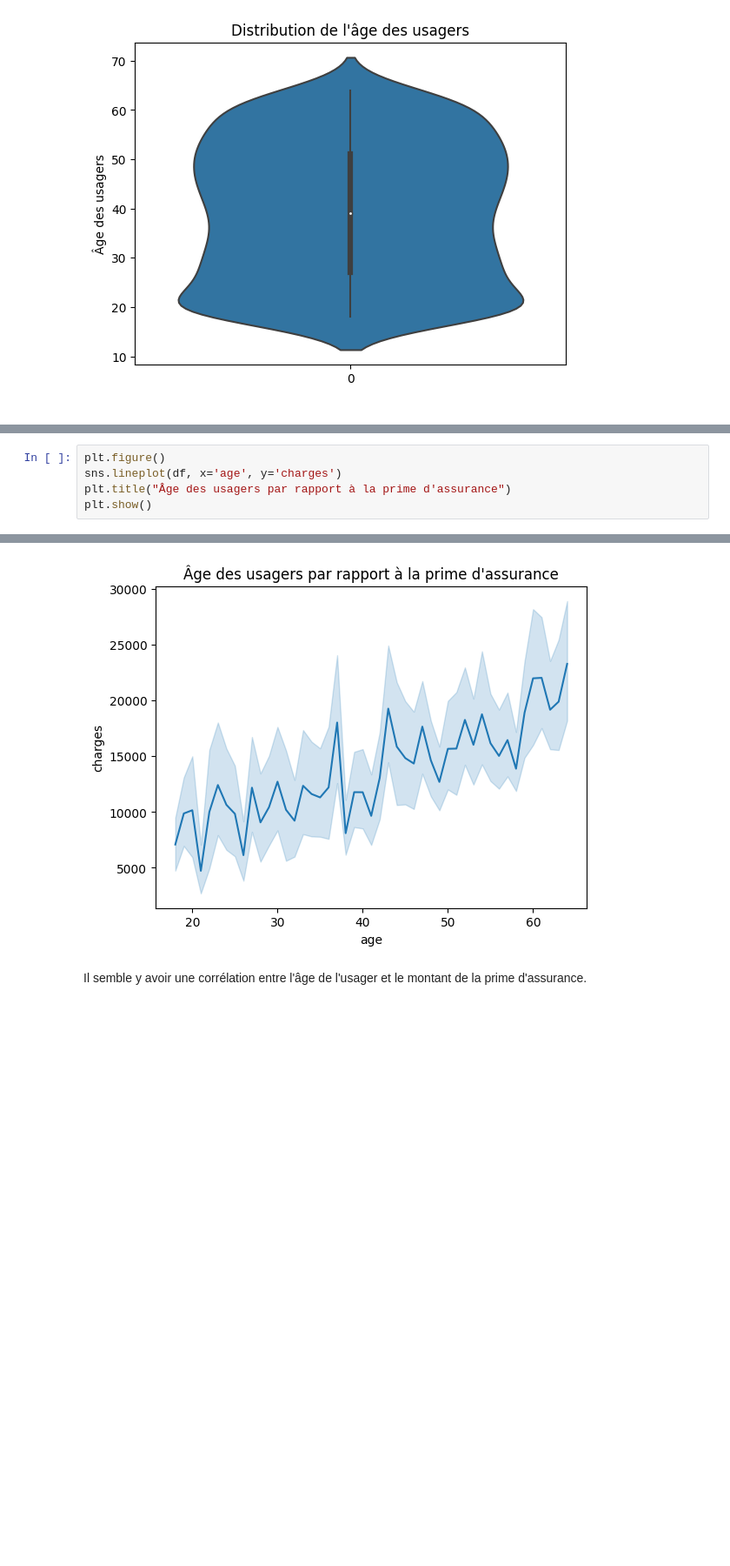
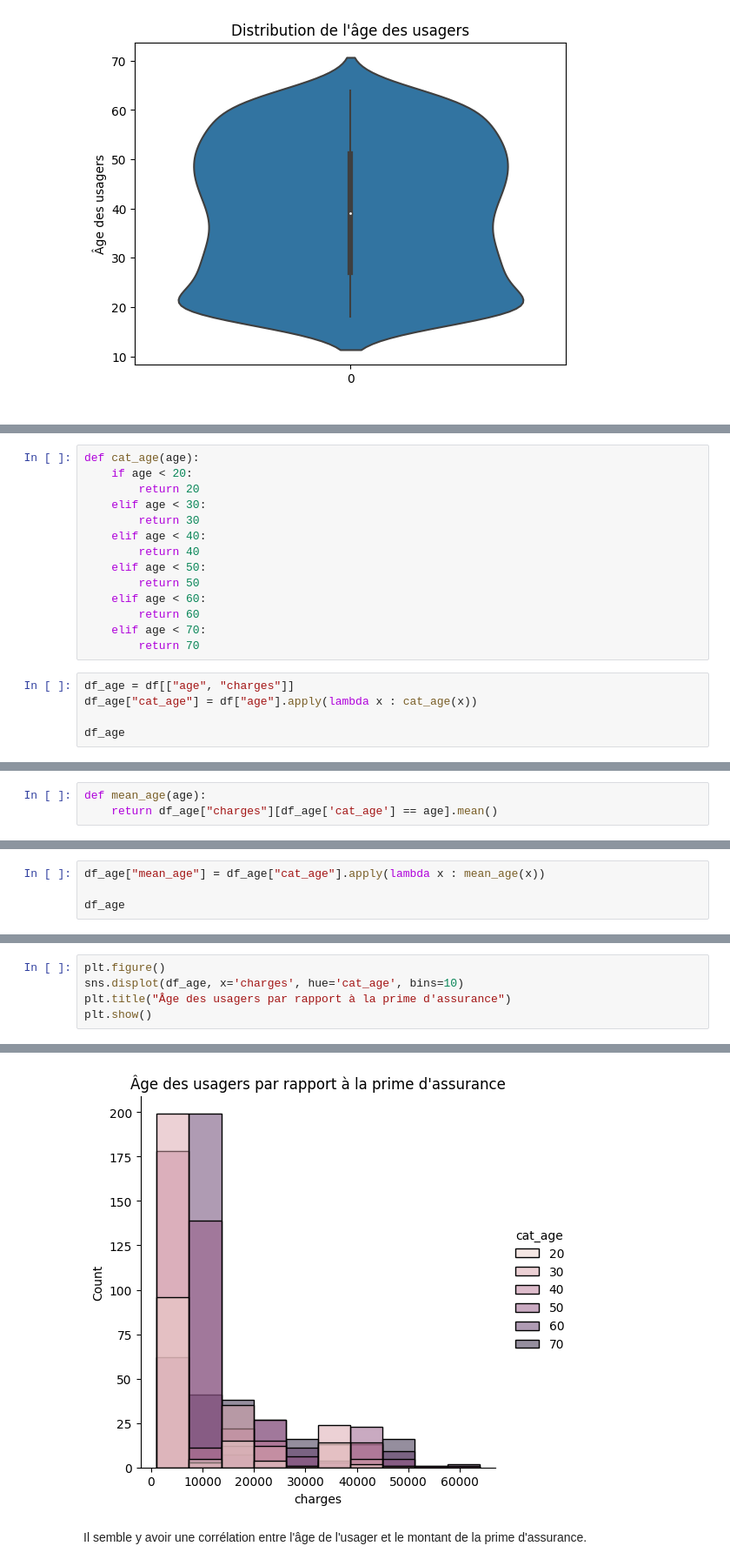
Before and after one commit to Benalieur/assurance, a Jupyter notebook: notebooks/analyse.ipynb, the cells around one changed output, grey strips where cells are left out. Shown: that part at 87% size. Cells and saved outputs as stored; diff of their text form; blank space fills up the shorter version.

```diff
--- a/notebooks/analyse.ipynb
+++ b/notebooks/analyse.ipynb
@@ -374,0 +388,19 @@ plt.show()
+# %%
+def cat_age(age):
+    if age < 20:
+        return 20
+    elif age < 30:
+        return 30
+    elif age < 40:
+        return 40
+    elif age < 50:
+        return 50
+    elif age < 60:
+        return 60
+    elif age < 70:
+        return 70
+# %%
+df_age = df[["age", "charges"]]
+df_age["cat_age"] = df["age"].apply(lambda x : cat_age(x))
+
+df_age
@@ -374,0 +426,3 @@ plt.show()
+# %%
+def mean_age(age):
+    return df_age["charges"][df_age['cat_age'] == age].mean()
@@ -374,0 +437,4 @@ plt.show()
+# %%
+df_age["mean_age"] = df_age["cat_age"].apply(lambda x : mean_age(x))
+
+df_age
@@ -375,6 +468,6 @@ plt.show()
 # %%
 plt.figure()
-sns.lineplot(df, x='age', y='charges')
+sns.displot(df_age, x='charges', hue='cat_age', bins=10)
 plt.title("Âge des usagers par rapport à la prime d'assurance")
 plt.show()
 # %% [output]
@@ -381,4 +475,4 @@ plt.show()
-[figure, old version]
+[figure, new version]
 # %% [markdown]
 Il semble y avoir une corrélation entre l'âge de l'usager et le montant de la prime d'assurance.
 # %% [markdown]
```
Also changed, not shown: parts of 22 cells of this notebook, 18 other files.
